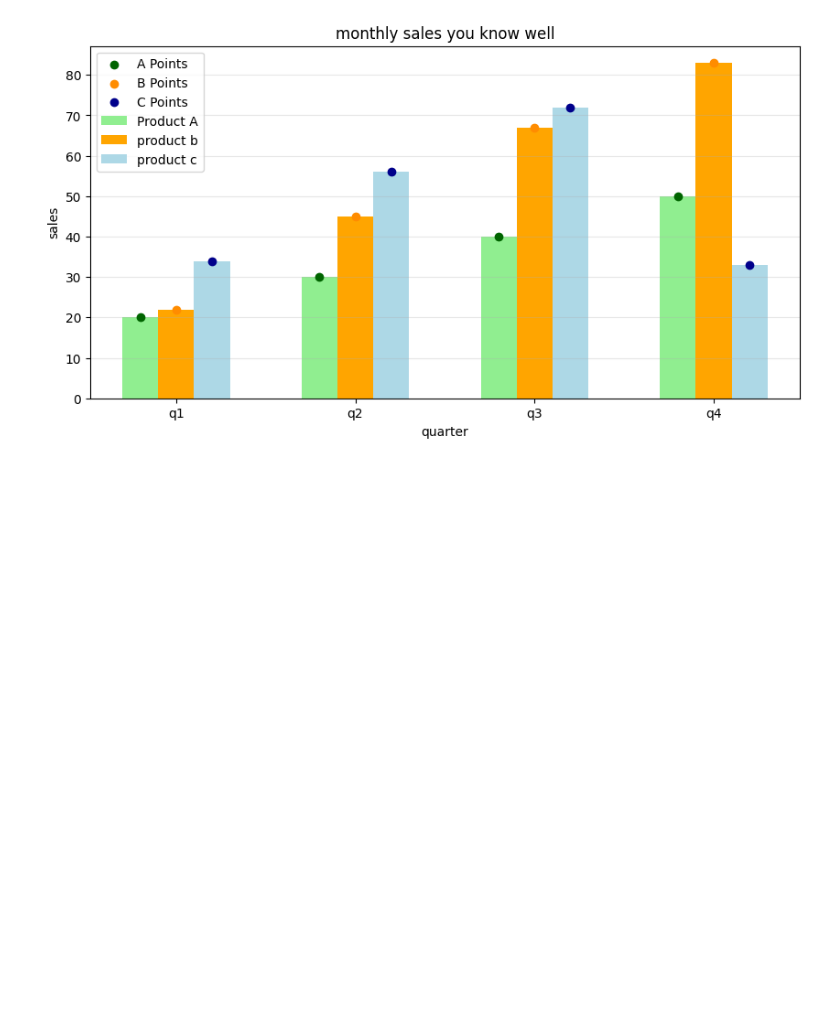
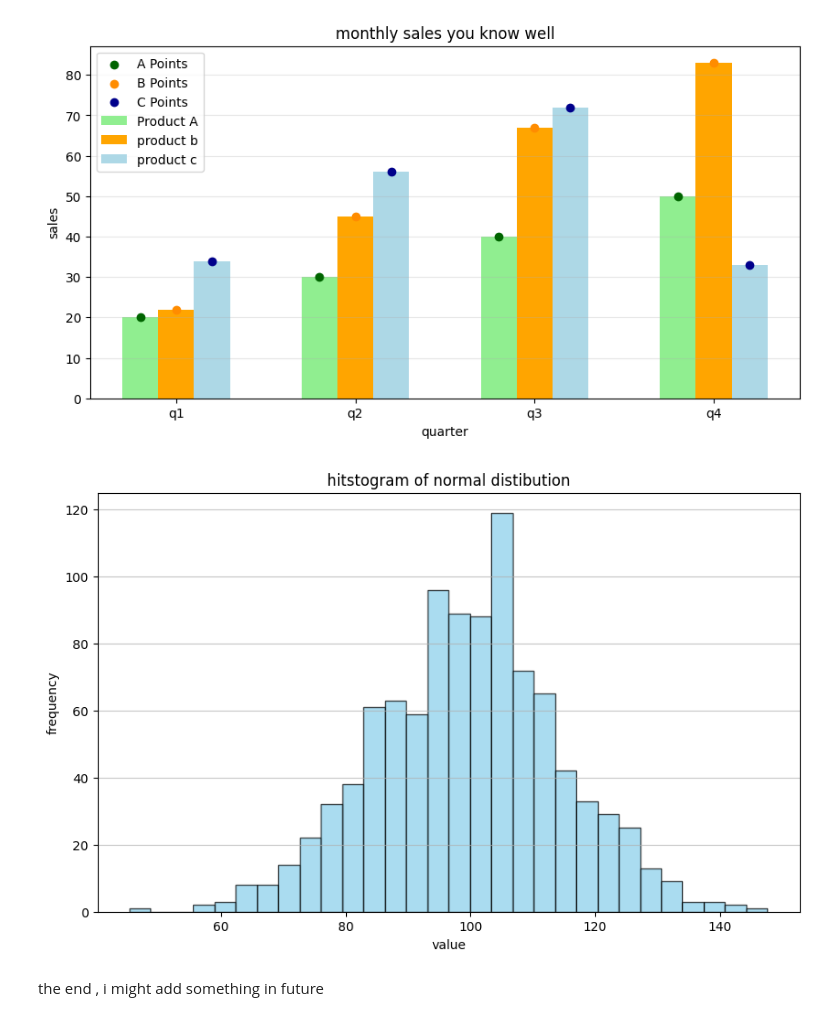
Before and after one commit to mukulvaths9999-create/python_practise, a Jupyter notebook: matplotlib practise.ipynb, the cells around one changed output. Saved outputs shown, nothing was run; the diff lists cells and outputs as text; code cells hidden in the pictures; blank space fills up the shorter version.

Commit message:
end of graph

```diff
--- a/matplotlib practise.ipynb
+++ b/matplotlib practise.ipynb
@@ -156,3 +156,16 @@ plt.grid(True,alpha=0.3,axis="y")
 plt.show()
 # %% [output]
 [figure]
+# %%
+rng=np.random.default_rng(seed=42)
+data=rng.normal(100,15,1000) # mean,sd,points
+
+plt.figure(figsize=(10,6))
+plt.hist(data,bins=30,color="skyblue",edgecolor="black",alpha=0.7)
+plt.xlabel("value")
+plt.ylabel("frequency")
+plt.title("hitstogram of normal distibution")
+plt.grid(True,alpha=0.7,axis="y")
+plt.show()
+# %% [output]
+[figure, added]
@@ -158,0 +182,2 @@ plt.show()
+# %% [markdown]
+the end , i might add something in future
```
Also changed, not shown: parts of 2 cells of this notebook.
